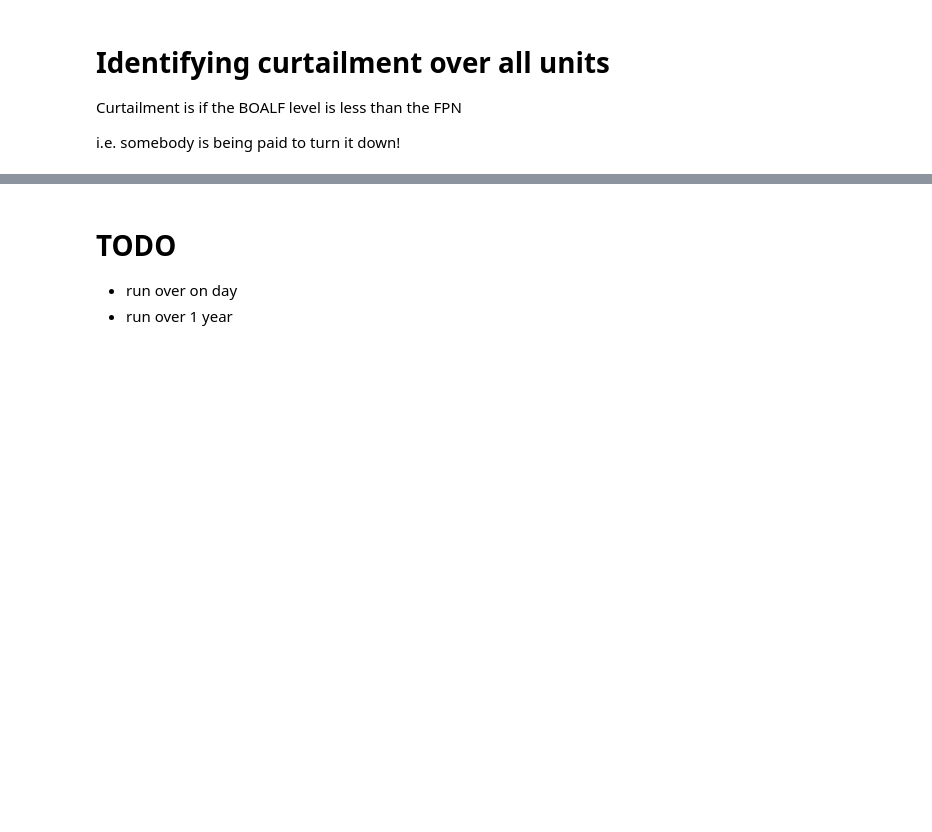
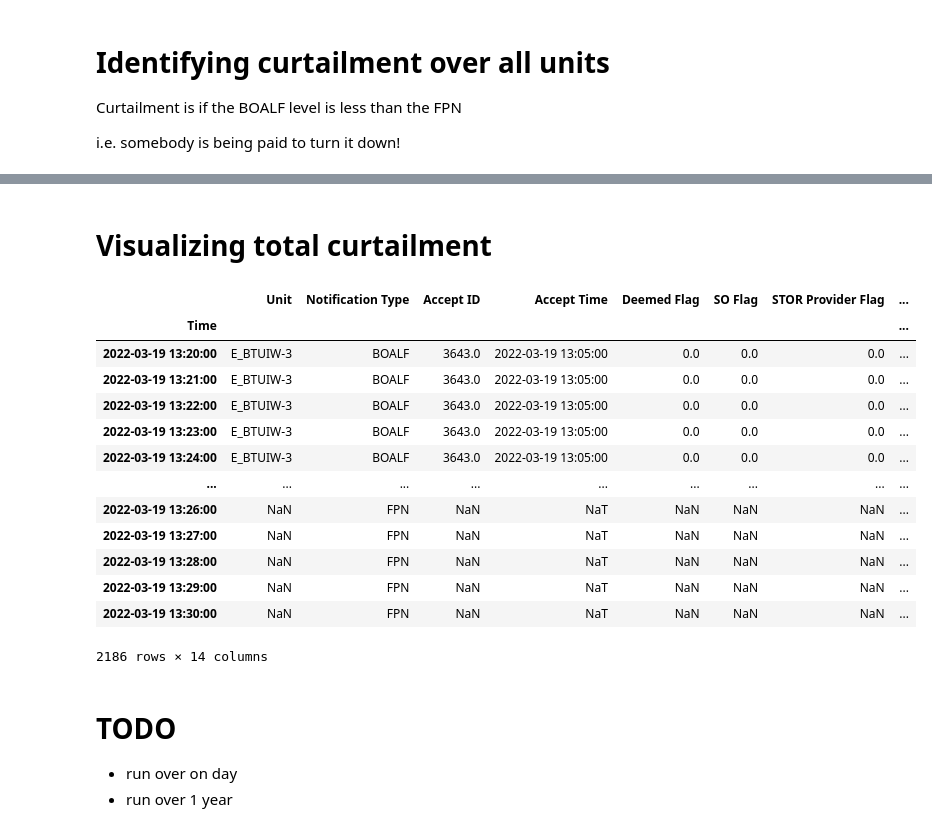
Before and after one commit to hackcollective/wind-curtailment, a Jupyter notebook: notebooks/bidoffer_all_units_one_SP.ipynb, the cells around one changed output, grey strips where cells are left out. Cells and saved outputs as stored; diff of their text form; code cells hidden in the pictures; blank space fills up the shorter version.

```diff
--- a/notebooks/bidoffer_all_units_one_SP.ipynb
+++ b/notebooks/bidoffer_all_units_one_SP.ipynb
@@ -294,3 +376,23 @@ SyntaxError: invalid syntax (3273124099.py, line 8)
+# %% [markdown]
+# Visualizing total curtailment
+# %%
+combined_df = pd.concat(combined)
+combined_df
+# %% [output]
+|  | Unit | Notification Type | Accept ID | Accept Time | Deemed Flag | SO Flag | STOR Provider Flag | ... |
+| Time |  |  |  |  |  |  |  | ... |
+| 2022-03-19 13:20:00 | E_BTUIW-3 | BOALF | 3643.0 | 2022-03-19 13:05:00 | 0.0 | 0.0 | 0.0 | ... |
+| 2022-03-19 13:21:00 | E_BTUIW-3 | BOALF | 3643.0 | 2022-03-19 13:05:00 | 0.0 | 0.0 | 0.0 | ... |
+| 2022-03-19 13:22:00 | E_BTUIW-3 | BOALF | 3643.0 | 2022-03-19 13:05:00 | 0.0 | 0.0 | 0.0 | ... |
+| 2022-03-19 13:23:00 | E_BTUIW-3 | BOALF | 3643.0 | 2022-03-19 13:05:00 | 0.0 | 0.0 | 0.0 | ... |
+| 2022-03-19 13:24:00 | E_BTUIW-3 | BOALF | 3643.0 | 2022-03-19 13:05:00 | 0.0 | 0.0 | 0.0 | ... |
+| ... | ... | ... | ... | ... | ... | ... | ... | ... |
+| 2022-03-19 13:26:00 | NaN | FPN | NaN | NaT | NaN | NaN | NaN | ... |
+| 2022-03-19 13:27:00 | NaN | FPN | NaN | NaT | NaN | NaN | NaN | ... |
+| 2022-03-19 13:28:00 | NaN | FPN | NaN | NaT | NaN | NaN | NaN | ... |
+| 2022-03-19 13:29:00 | NaN | FPN | NaN | NaT | NaN | NaN | NaN | ... |
+| 2022-03-19 13:30:00 | NaN | FPN | NaN | NaT | NaN | NaN | NaN | ... |
+2186 rows × 14 columns
 # %% [markdown]
 # TODO
 
```
Also changed, not shown: parts of 11 cells of this notebook, 1 other file.
